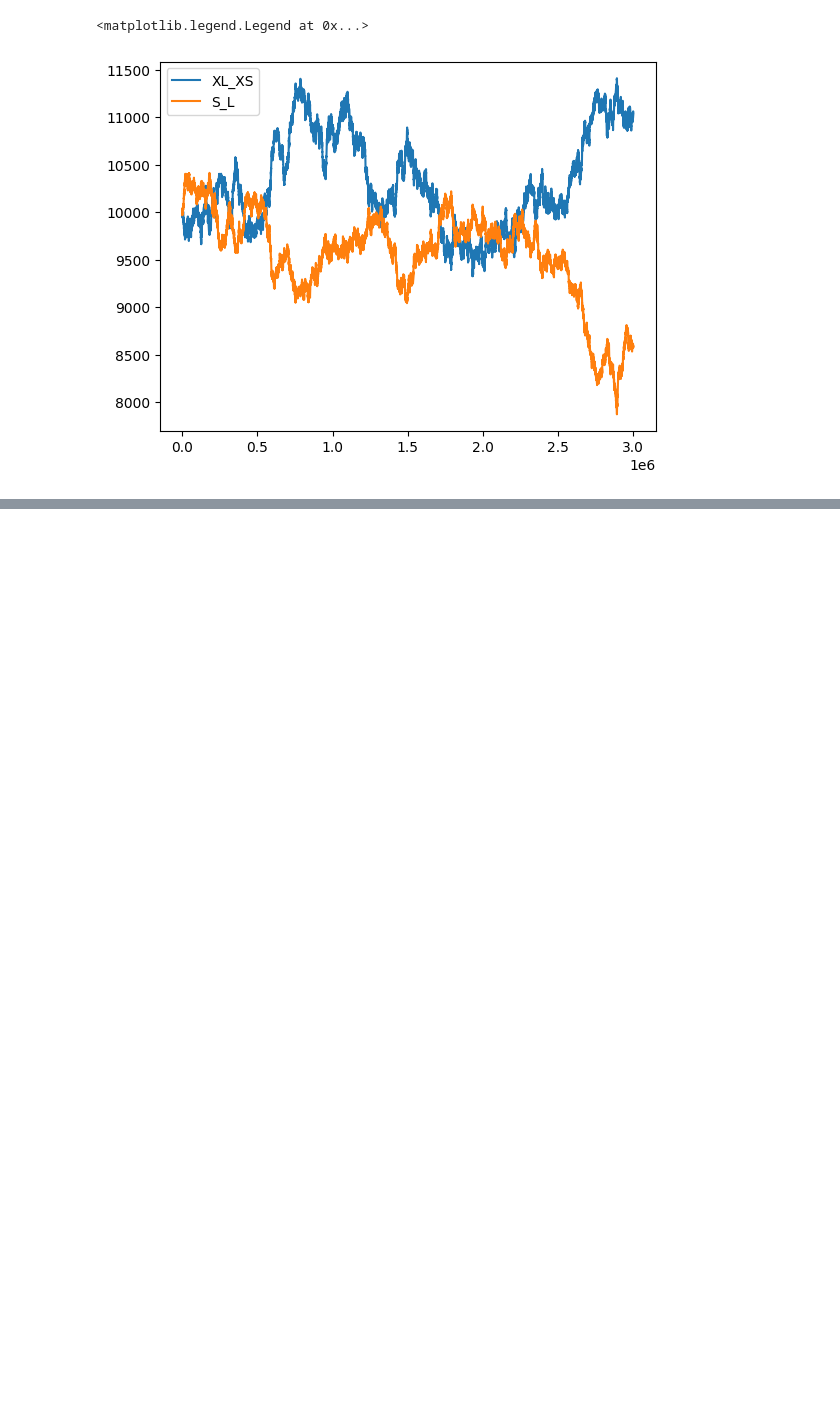
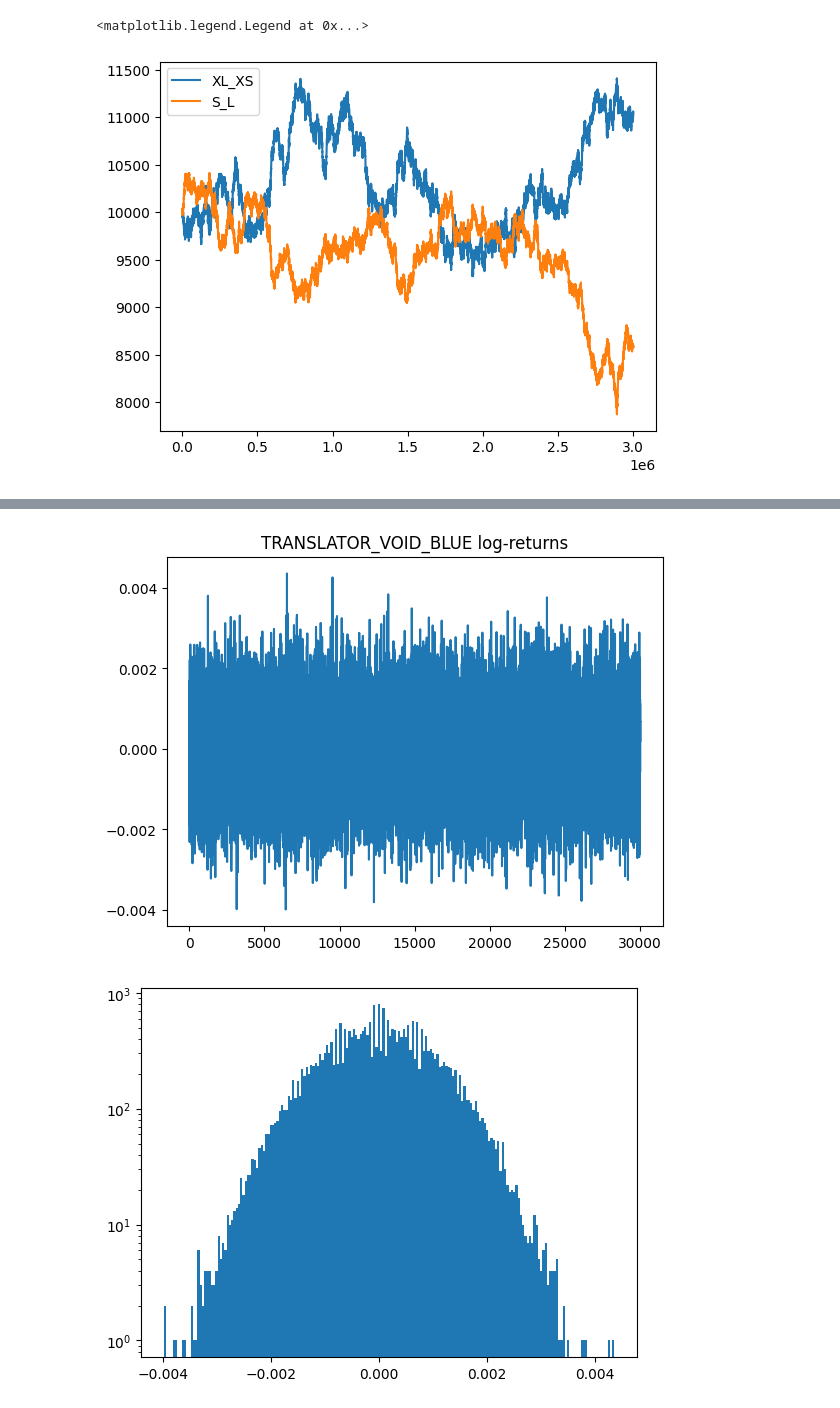
Before and after one commit to nikaslukyanov/kernel_trick, a Jupyter notebook: round5/translator.ipynb, the cells around one changed output, grey strips where cells are left out. Cells and saved outputs as stored; diff of their text form; code cells hidden in the pictures; blank space fills up the shorter version.

```diff
--- a/round5/translator.ipynb
+++ b/round5/translator.ipynb
@@ -83,0 +81,15 @@ mids["PEBBLES_avg"].plot(figsize=(12, 6), title="Average mid across all PEBBLES"
+# %%
+for s in colors[4:5]:
+    log_ret = np.diff(np.log(mids[s]))
+    plt.plot(log_ret)
+    plt.title(f'{s} log-returns')
+    plt.show()
+    # Also look at the distribution
+    plt.hist(log_ret, bins=200)
+    plt.yscale('log')  # log scale to see tail behavior
+    plt.show()
+    stats.probplot(log_ret, dist="norm", plot=plt)
+    plt.title('Q-Q Plot')
+# %% [output]
+[figure, added]
+[figure, added]
```
Also changed, not shown: parts of 12 cells of this notebook, 4 other files.
